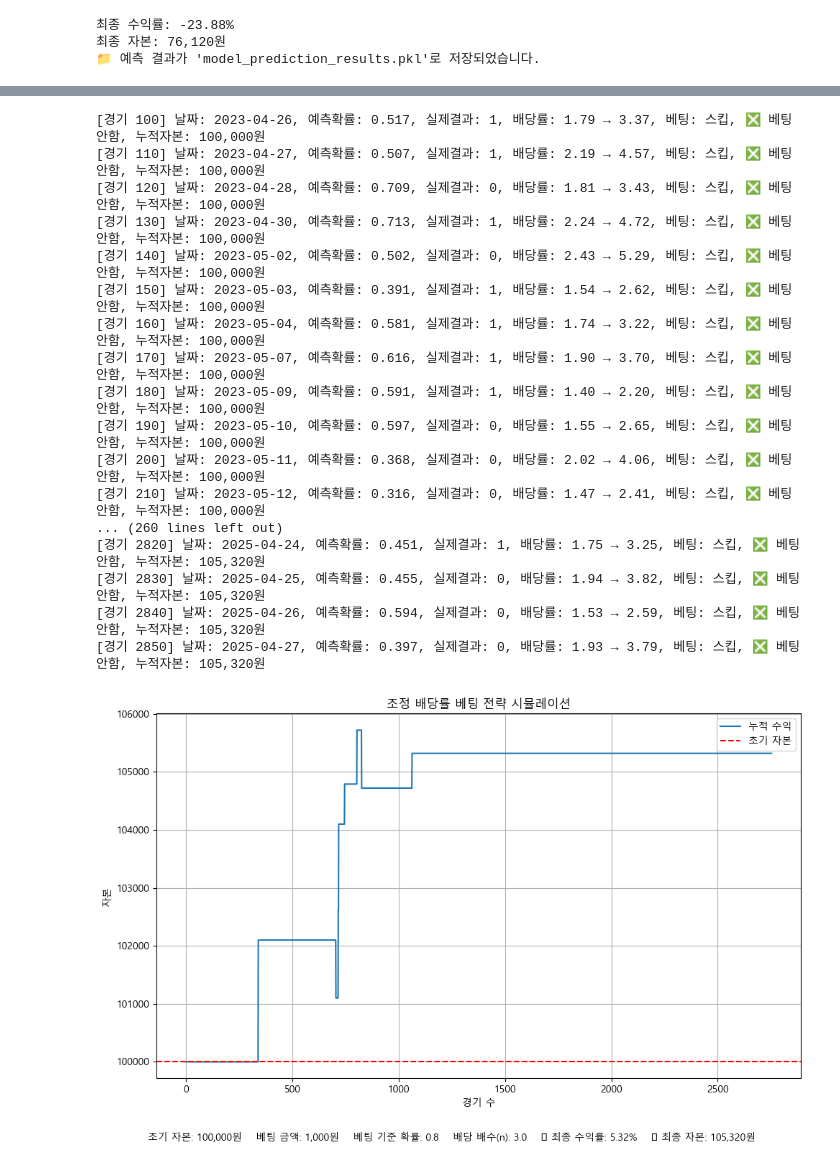
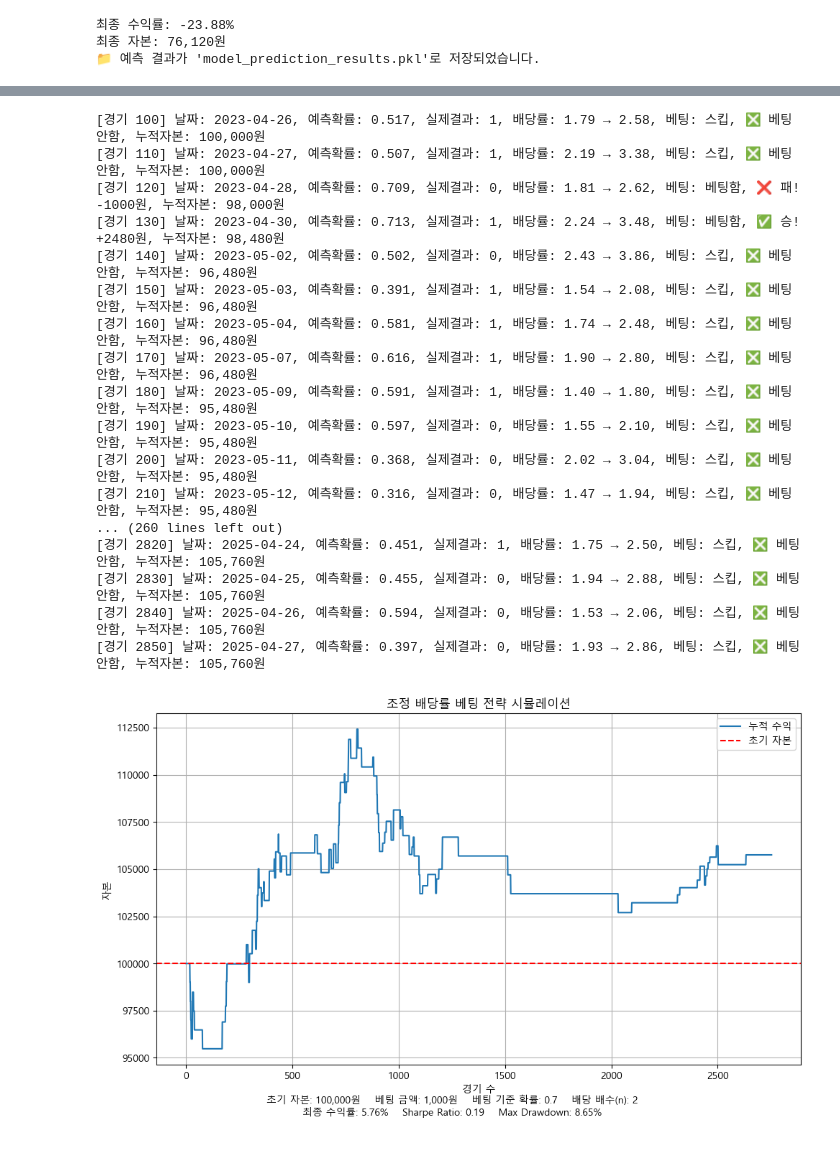
Before and after one commit to jinha12345/BASEBALL, a Jupyter notebook: Model_Main.ipynb, the cells around one changed output, grey strips where cells are left out. Drawn from its saved outputs; the diff is of its cells as text; code cells hidden in the pictures.

```diff
--- a/Model_Main.ipynb
+++ b/Model_Main.ipynb
@@ -733,26 +863,31 @@ X_train
 | 1969 | 0 | 1 | 1 | 0.6 | 6.8 | 11.7 | 0.9 | 0.307087 | 0.395881 | 1.5 | ... | ... |
 1970 rows × 21 columns
 # %%
-# import matplotlib.pyplot as plt
+import matplotlib.pyplot as plt
+from sklearn.ensemble import RandomForestClassifier
 
-# column_list = df.columns.tolist()
-# 뺄것 = ['날짜', '연도', '경기장', '팀명', '홈/원정', '상대팀', '승리여부', '득점률', '타점', '득점', '안타', '경기ID', '단타율', '장타율', '출루율', '타율', '폭투', '병살타', '희생플라이', '사구', '볼넷', '홈런', '3루타', '2루타', '타수']
-# for i in 뺄것:
-#     column_list.remove(i)
+column_list = df.columns.tolist()
+뺄것 = ['날짜', '연도', '경기장', '팀명', '홈/원정', '상대팀', '승리여부', '득점률', '타점', '득점', '안타', '경기ID', '단타율', '장타율', '출루율', '타율', '폭투', '병살타', '희생플라이', '사구', '볼넷', '홈런', '3루타', '2루타', '타수',
+      '경기장_포항', '경기장_청주', '경기장_잠실', '경기장_창원', '경기장_울산', '경기장_수원', '경기장_사직', '경기장_문학', '경기장_대전(신)', '경기장_대전', '경기장_대구', '경기장_광주',
+      '상대팀_한화', '상대팀_키움', '상대팀_삼성', '상대팀_롯데', '상대팀_두산', '상대팀_SSG', '상대팀_NC', '상대팀_LG', '상대팀_KT',
+      '팀명_한화', '팀명_키움', '팀명_삼성', '팀명_롯데', '팀명_두산', '팀명_SSG', '팀명_NC', '팀명_LG', '팀명_KT']
+for i in 뺄것:
+    column_list.remove(i)
 
-# X = df[column_list]
-# y = (df['승리여부'] == '승').astype(int)
+X = df[column_list]
+y = (df['승리여부'] == '승').astype(int)
 
-# model = RandomForestClassifier()
-# model.fit(X, y)
+model = RandomForestClassifier()
+model.fit(X, y)
 
-# importances = model.feature_importances_
-# feature_names = X.columns
+importances = model.feature_importances_
+feature_names = X.columns
 
-# # 중요도 시각화
-# plt.figure(figsize=(10, 15))
-# plt.barh(feature_names, importances)
-# plt.title("Feature Importances")
-# plt.xlabel("Importance")
-# plt.tight_layout()
-# plt.show()
+# 중요도 시각화 (세로 그래프)
+plt.figure(figsize=(12, 6))
+plt.bar(feature_names, importances)
+plt.title("Feature Importances")
+plt.ylabel("Importance")
+plt.xticks(rotation=90)
+plt.tight_layout()
+plt.show()
@@ -1861,28 +2727,28 @@ run_betting_simulation(
 # %%
 run_betting_simulation(
     pickle_path="model_prediction_results.pkl",
     initial_money=100000,
     min_train_size=100,
-    bet_threshold=0.8,
+    bet_threshold=0.7,
     bet_amount=1000,
-    odds_multiplier=3.0
+    odds_multiplier=2
 )
 # %% [output]
-[경기 100] 날짜: 2023-04-26, 예측확률: 0.517, 실제결과: 1, 배당률: 1.79 → 3.37, 베팅: 스킵, ❎ 베팅 안함, 누적자본: 100,000원
-[경기 110] 날짜: 2023-04-27, 예측확률: 0.507, 실제결과: 1, 배당률: 2.19 → 4.57, 베팅: 스킵, ❎ 베팅 안함, 누적자본: 100,000원
-[경기 120] 날짜: 2023-04-28, 예측확률: 0.709, 실제결과: 0, 배당률: 1.81 → 3.43, 베팅: 스킵, ❎ 베팅 안함, 누적자본: 100,000원
-[경기 130] 날짜: 2023-04-30, 예측확률: 0.713, 실제결과: 1, 배당률: 2.24 → 4.72, 베팅: 스킵, ❎ 베팅 안함, 누적자본: 100,000원
-[경기 140] 날짜: 2023-05-02, 예측확률: 0.502, 실제결과: 0, 배당률: 2.43 → 5.29, 베팅: 스킵, ❎ 베팅 안함, 누적자본: 100,000원
-[경기 150] 날짜: 2023-05-03, 예측확률: 0.391, 실제결과: 1, 배당률: 1.54 → 2.62, 베팅: 스킵, ❎ 베팅 안함, 누적자본: 100,000원
-[경기 160] 날짜: 2023-05-04, 예측확률: 0.581, 실제결과: 1, 배당률: 1.74 → 3.22, 베팅: 스킵, ❎ 베팅 안함, 누적자본: 100,000원
-[경기 170] 날짜: 2023-05-07, 예측확률: 0.616, 실제결과: 1, 배당률: 1.90 → 3.70, 베팅: 스킵, ❎ 베팅 안함, 누적자본: 100,000원
-[경기 180] 날짜: 2023-05-09, 예측확률: 0.591, 실제결과: 1, 배당률: 1.40 → 2.20, 베팅: 스킵, ❎ 베팅 안함, 누적자본: 100,000원
-[경기 190] 날짜: 2023-05-10, 예측확률: 0.597, 실제결과: 0, 배당률: 1.55 → 2.65, 베팅: 스킵, ❎ 베팅 안함, 누적자본: 100,000원
-[경기 200] 날짜: 2023-05-11, 예측확률: 0.368, 실제결과: 0, 배당률: 2.02 → 4.06, 베팅: 스킵, ❎ 베팅 안함, 누적자본: 100,000원
-[경기 210] 날짜: 2023-05-12, 예측확률: 0.316, 실제결과: 0, 배당률: 1.47 → 2.41, 베팅: 스킵, ❎ 베팅 안함, 누적자본: 100,000원
+[경기 100] 날짜: 2023-04-26, 예측확률: 0.517, 실제결과: 1, 배당률: 1.79 → 2.58, 베팅: 스킵, ❎ 베팅 안함, 누적자본: 100,000원
+[경기 110] 날짜: 2023-04-27, 예측확률: 0.507, 실제결과: 1, 배당률: 2.19 → 3.38, 베팅: 스킵, ❎ 베팅 안함, 누적자본: 100,000원
+[경기 120] 날짜: 2023-04-28, 예측확률: 0.709, 실제결과: 0, 배당률: 1.81 → 2.62, 베팅: 베팅함, ❌ 패! -1000원, 누적자본: 98,000원
+[경기 130] 날짜: 2023-04-30, 예측확률: 0.713, 실제결과: 1, 배당률: 2.24 → 3.48, 베팅: 베팅함, ✅ 승! +2480원, 누적자본: 98,480원
+[경기 140] 날짜: 2023-05-02, 예측확률: 0.502, 실제결과: 0, 배당률: 2.43 → 3.86, 베팅: 스킵, ❎ 베팅 안함, 누적자본: 96,480원
+[경기 150] 날짜: 2023-05-03, 예측확률: 0.391, 실제결과: 1, 배당률: 1.54 → 2.08, 베팅: 스킵, ❎ 베팅 안함, 누적자본: 96,480원
+[경기 160] 날짜: 2023-05-04, 예측확률: 0.581, 실제결과: 1, 배당률: 1.74 → 2.48, 베팅: 스킵, ❎ 베팅 안함, 누적자본: 96,480원
+[경기 170] 날짜: 2023-05-07, 예측확률: 0.616, 실제결과: 1, 배당률: 1.90 → 2.80, 베팅: 스킵, ❎ 베팅 안함, 누적자본: 96,480원
+[경기 180] 날짜: 2023-05-09, 예측확률: 0.591, 실제결과: 1, 배당률: 1.40 → 1.80, 베팅: 스킵, ❎ 베팅 안함, 누적자본: 95,480원
+[경기 190] 날짜: 2023-05-10, 예측확률: 0.597, 실제결과: 0, 배당률: 1.55 → 2.10, 베팅: 스킵, ❎ 베팅 안함, 누적자본: 95,480원
+[경기 200] 날짜: 2023-05-11, 예측확률: 0.368, 실제결과: 0, 배당률: 2.02 → 3.04, 베팅: 스킵, ❎ 베팅 안함, 누적자본: 95,480원
+[경기 210] 날짜: 2023-05-12, 예측확률: 0.316, 실제결과: 0, 배당률: 1.47 → 1.94, 베팅: 스킵, ❎ 베팅 안함, 누적자본: 95,480원
 ... (260 lines left out)
-[경기 2820] 날짜: 2025-04-24, 예측확률: 0.451, 실제결과: 1, 배당률: 1.75 → 3.25, 베팅: 스킵, ❎ 베팅 안함, 누적자본: 105,320원
-[경기 2830] 날짜: 2025-04-25, 예측확률: 0.455, 실제결과: 0, 배당률: 1.94 → 3.82, 베팅: 스킵, ❎ 베팅 안함, 누적자본: 105,320원
-[경기 2840] 날짜: 2025-04-26, 예측확률: 0.594, 실제결과: 0, 배당률: 1.53 → 2.59, 베팅: 스킵, ❎ 베팅 안함, 누적자본: 105,320원
-[경기 2850] 날짜: 2025-04-27, 예측확률: 0.397, 실제결과: 0, 배당률: 1.93 → 3.79, 베팅: 스킵, ❎ 베팅 안함, 누적자본: 105,320원
+[경기 2820] 날짜: 2025-04-24, 예측확률: 0.451, 실제결과: 1, 배당률: 1.75 → 2.50, 베팅: 스킵, ❎ 베팅 안함, 누적자본: 105,760원
+[경기 2830] 날짜: 2025-04-25, 예측확률: 0.455, 실제결과: 0, 배당률: 1.94 → 2.88, 베팅: 스킵, ❎ 베팅 안함, 누적자본: 105,760원
+[경기 2840] 날짜: 2025-04-26, 예측확률: 0.594, 실제결과: 0, 배당률: 1.53 → 2.06, 베팅: 스킵, ❎ 베팅 안함, 누적자본: 105,760원
+[경기 2850] 날짜: 2025-04-27, 예측확률: 0.397, 실제결과: 0, 배당률: 1.93 → 2.86, 베팅: 스킵, ❎ 베팅 안함, 누적자본: 105,760원
-[figure, old version]
+[figure, new version]
```
Also changed, not shown: parts of 37 cells of this notebook, 59 other files.
